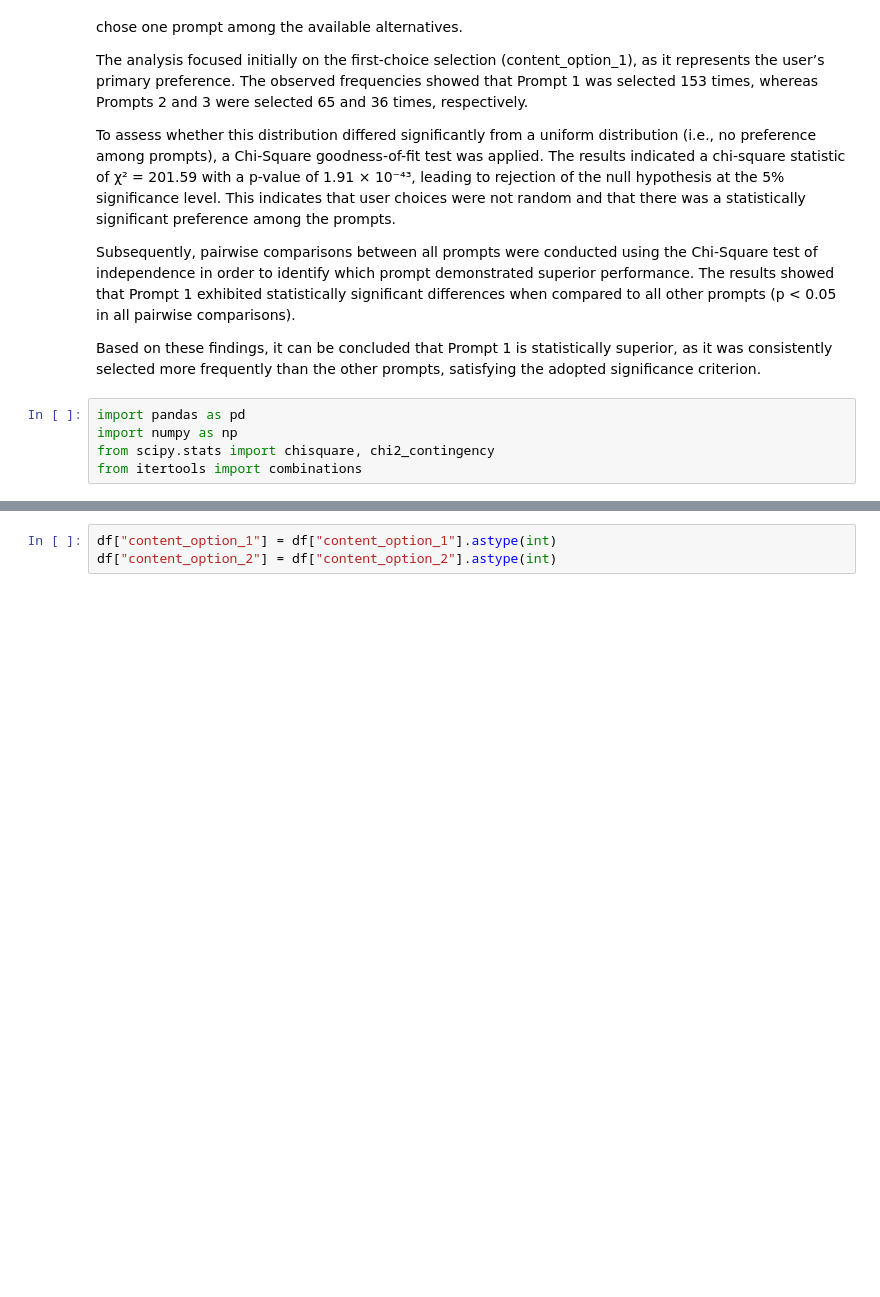
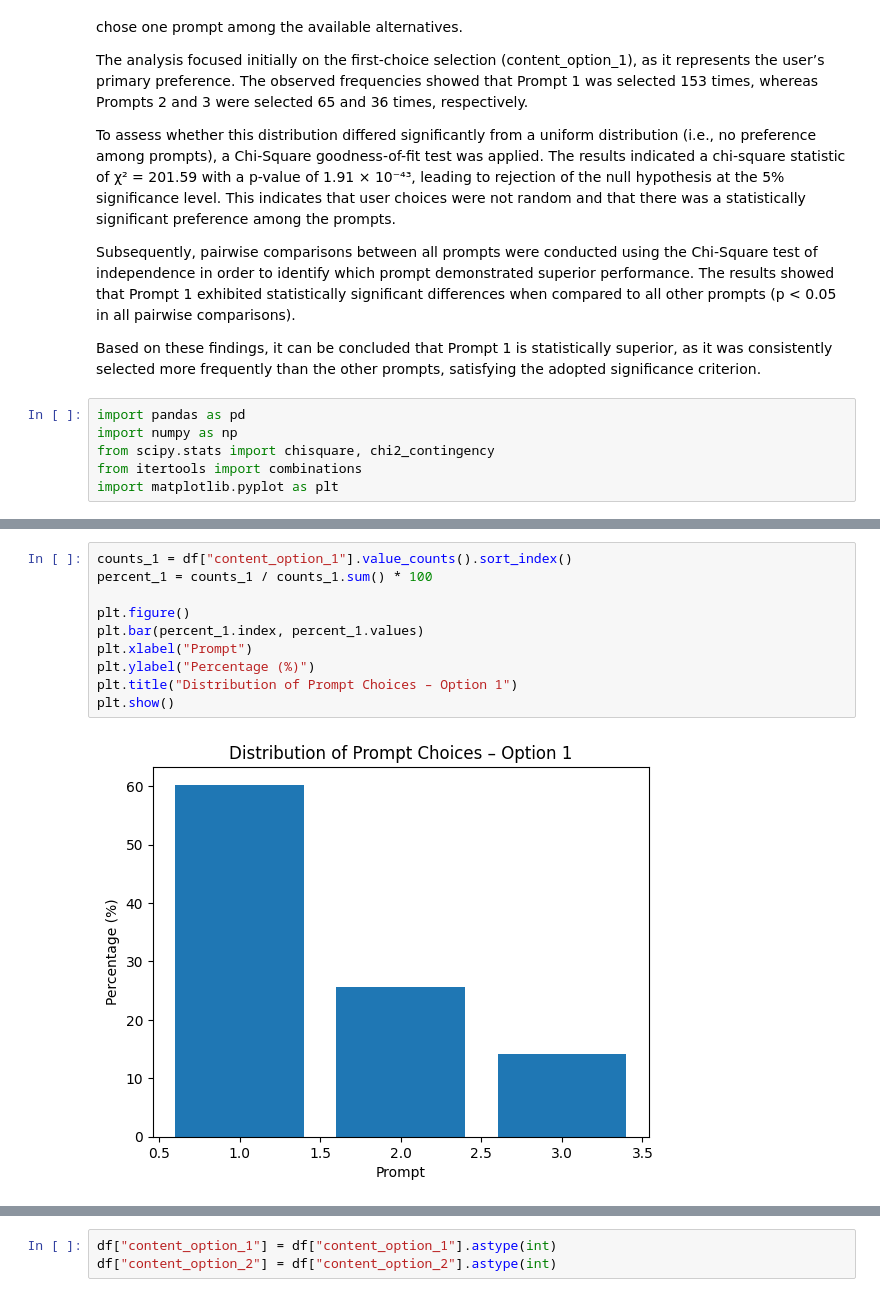
Before and after one commit to omicsintellab/Bio-J.A.R.V.I.S, a Jupyter notebook: notebooks/exploratoy_analysis.ipynb, the cells around one changed output, grey strips where cells are left out. Cells and saved outputs as stored; diff of their text form; blank space fills up the shorter version.

Commit message:
adding histograms

```diff
--- a/notebooks/exploratoy_analysis.ipynb
+++ b/notebooks/exploratoy_analysis.ipynb
@@ -13,6 +13,7 @@ import pandas as pd
 import numpy as np
 from scipy.stats import chisquare, chi2_contingency
 from itertools import combinations
+import matplotlib.pyplot as plt
 # %%
 df = pd.read_csv(
     "survey_responses-export-2025-11-18_11-43-08.csv",
@@ -27,3 +28,15 @@ df.head()
 | 2 | d8ac614f-cdb7-46d6-84ef-58b6880acb78 | 7ba368a4-7057-4785-a221-cd3d700f7656 | 2697049 | Severe acute respiratory syndrome... | 2 | 13 | 2025-11-07 15:20:01.052836+00 | ... |
 | 3 | 8c94778f-015a-4526-852e-f86af0236628 | 7ba368a4-7057-4785-a221-cd3d700f7656 | 3046277 | Orthoflavivirus flavi | 1 | 12 | 2025-11-07 15:20:02.647136+00 | ... |
 | 4 | 33402367-9059-4a7c-91f8-5f653022a073 | 7ba368a4-7057-4785-a221-cd3d700f7656 | 3046277 | Orthoflavivirus flavi | 2 | 11 | 2025-11-07 15:20:04.015248+00 | ... |
+# %%
+counts_1 = df["content_option_1"].value_counts().sort_index()
+percent_1 = counts_1 / counts_1.sum() * 100
+
+plt.figure()
+plt.bar(percent_1.index, percent_1.values)
+plt.xlabel("Prompt")
+plt.ylabel("Percentage (%)")
+plt.title("Distribution of Prompt Choices – Option 1")
+plt.show()
+# %% [output]
+[figure, added]
```
Also changed, not shown: parts of 5 cells of this notebook.
